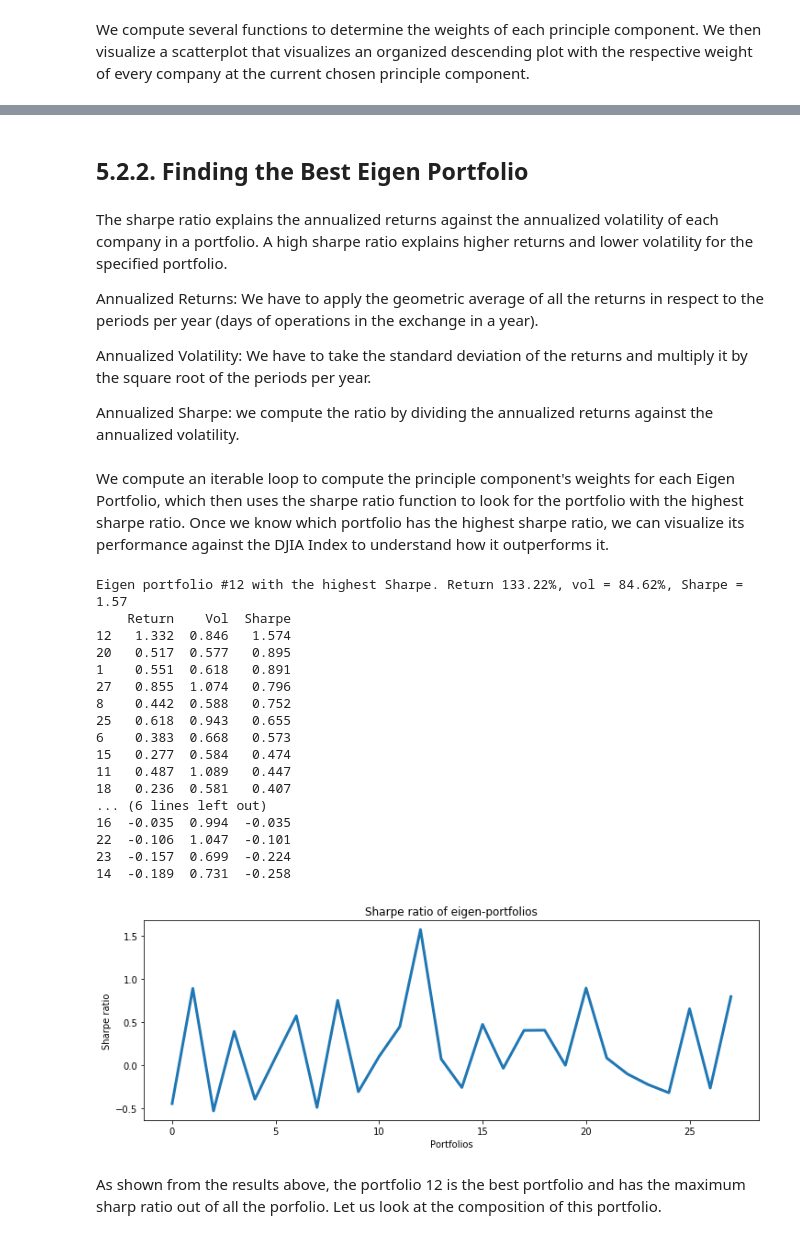
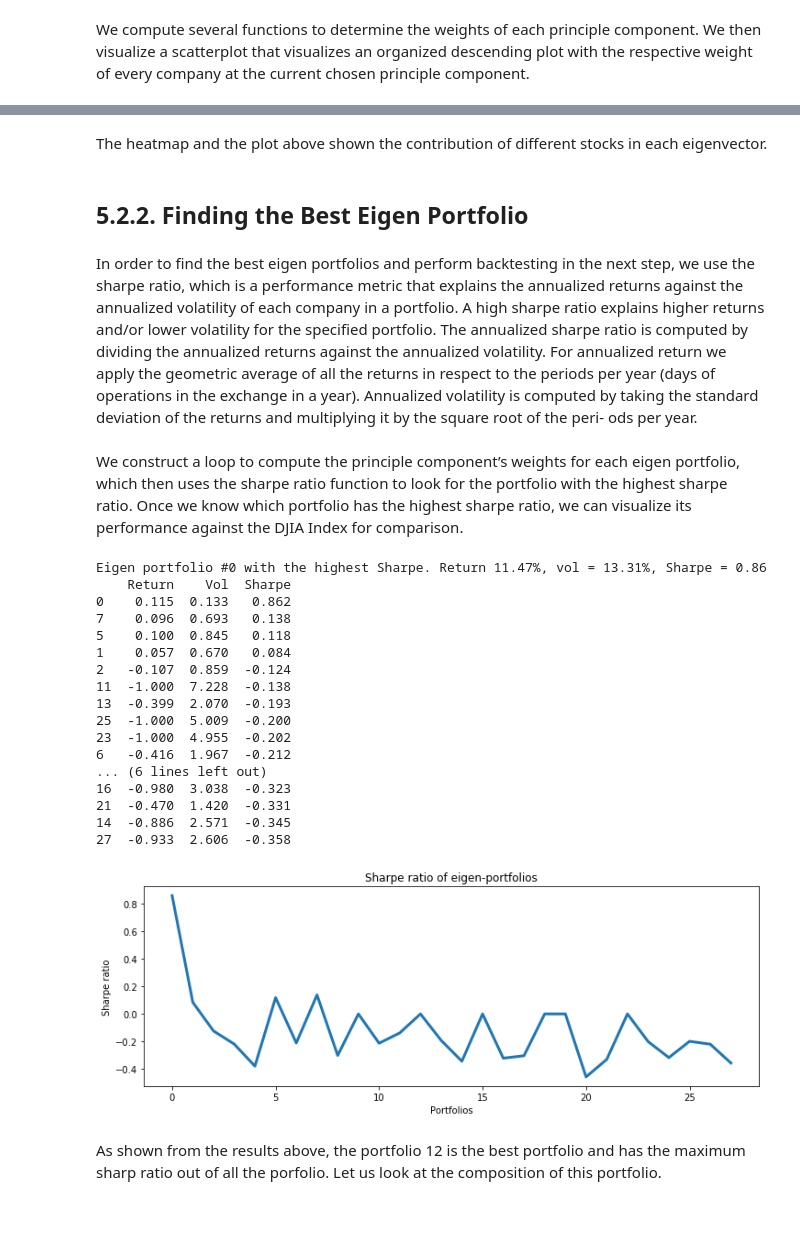
Before and after one commit to tatsath/fin-ml, a Jupyter notebook: Chapter 7 - Unsup. Learning - Dimensionality Reduction/CaseStudy1 - Portfolio Management - Eigen Portfolio/PortfolioManagementEigen Portfolio.ipynb, the cells around one changed output, grey strips where cells are left out. Drawn from its saved outputs; the diff is of its cells as text; code cells hidden in the pictures.

```diff
--- a/Chapter 7 - Unsup. Learning - Dimensionality Reduction/CaseStudy1 - Portfolio Management - Eigen Portfolio/PortfolioManagementEigen Portfolio.ipynb
+++ b/Chapter 7 - Unsup. Learning - Dimensionality Reduction/CaseStudy1 - Portfolio Management - Eigen Portfolio/PortfolioManagementEigen Portfolio.ipynb
@@ -218,6 +200,9 @@ Computing Daily Return
 
 # Daily Linear Returns (%)
 datareturns = dataset.pct_change(1)
+
+#Remove Outliers beyong 3 standard deviation
+datareturns= datareturns[datareturns.apply(lambda x :(x-x.mean()).abs()<(3*x.std()) ).all(1)]
 # %% [markdown]
 <a id='3.2'></a>
 ## 4.2. Data Transformation
@@ -279,3 +263,3 @@ As the next step We create a function to compute Principle Component Analysis fr
 # %%
 pca = PCA()
-PrincipalComponent=pca.fit_transform(X_train)
+PrincipalComponent=pca.fit(X_train)
@@ -363,14 +378,16 @@ sns.heatmap(topPortfolios)
+# %% [markdown]
+The heatmap and the plot above shown the contribution of different stocks in each
+eigenvector.
 # %% [markdown]
 <a id='4.2.2'></a>
 ## 5.2.2. Finding the Best Eigen Portfolio
 # %% [markdown]
-The sharpe ratio explains the annualized returns against the annualized volatility of each company in a portfolio. A high sharpe ratio explains higher returns and lower volatility for the specified portfolio.
-
-Annualized Returns: We have to apply the geometric average of all the returns in respect to the periods per year (days of operations in the exchange in a year).
-
-Annualized Volatility: We have to take the standard deviation of the returns and multiply it by the square root of the periods per year.
-
-Annualized Sharpe: we compute the ratio by dividing the annualized returns against the annualized volatility.
+In order to find the best eigen portfolios and perform backtesting in the next step, we use the sharpe ratio, which is a performance
+metric that explains the annualized returns against the annualized volatility of each company in a portfolio. A high sharpe ratio explains higher returns and/or lower volatility for the specified portfolio. The annualized sharpe ratio is computed by dividing
+the annualized returns against the annualized volatility. For annualized return we
+apply the geometric average of all the returns in respect to the periods per year (days
+of operations in the exchange in a year). Annualized volatility is computed by taking the standard deviation of the returns and multiplying it by the square root of the peri‐
+ods per year.
 # %%
 # Sharpe Ratio
 def sharpe_ratio(ts_returns, periods_per_year=252):
@@ -387,7 +404,10 @@ def sharpe_ratio(ts_returns, periods_per_year=252):
 
     return annualized_return, annualized_vol, annualized_sharpe
 # %% [markdown]
-We compute an iterable loop to compute the principle component's weights for each Eigen Portfolio, which then uses the sharpe ratio function to look for the portfolio with the highest sharpe ratio. Once we know which portfolio has the highest sharpe ratio, we can visualize its performance against the DJIA Index to understand how it outperforms it.
+We construct a loop to compute the principle component’s weights for each eigen
+portfolio, which then uses the sharpe ratio function to look for the portfolio with the
+highest sharpe ratio. Once we know which portfolio has the highest sharpe ratio, we
+can visualize its performance against the DJIA Index for comparison.
 # %%
 def optimizedPortfolio():
     n_portfolios = len(pca.components_)
@@ -401,12 +421,11 @@ def optimizedPortfolio():
 
     for i in range(n_portfolios):
 
-        pc_w = pcs[:, i] / sum(pcs[:, i])
+        pc_w = pcs[i] / sum(pcs[i])
         eigen_prtfi = pd.DataFrame(data ={'weights': pc_w.squeeze()*100}, index = stock_tickers)
         eigen_prtfi.sort_values(by=['weights'], ascending=False, inplace=True)
-
-        eigen_prti_returns = np.dot(X_test_raw.loc[:, eigen_prtfi.index], eigen_prtfi / n_portfolios)
-        eigen_prti_returns = pd.Series(eigen_prti_returns.squeeze(), index=X_test.index)
+        eigen_prti_returns = np.dot(X_train_raw.loc[:, eigen_prtfi.index], pc_w)
+        eigen_prti_returns = pd.Series(eigen_prti_returns.squeeze(), index=X_train_raw.index)
         er, vol, sharpe = sharpe_ratio(eigen_prti_returns)
         annualized_ret[i] = er
         annualized_vol[i] = vol
@@ -415,49 +434,49 @@ def optimizedPortfolio():
         sharpe_metric= np.nan_to_num(sharpe_metric)
 
     # find portfolio with the highest Sharpe ratio
     highest_sharpe = np.argmax(sharpe_metric)
 
     print('Eigen portfolio #%d with the highest Sharpe. Return %.2f%%, vol = %.2f%%, Sharpe = %.2f' %
           (highest_sharpe,
            annualized_ret[highest_sharpe]*100,
            annualized_vol[highest_sharpe]*100,
            sharpe_metric[highest_sharpe]))
 
 
     fig, ax = plt.subplots()
     fig.set_size_inches(12, 4)
     ax.plot(sharpe_metric, linewidth=3)
     ax.set_title('Sharpe ratio of eigen-portfolios')
     ax.set_ylabel('Sharpe ratio')
     ax.set_xlabel('Portfolios')
 
     results = pd.DataFrame(data={'Return': annualized_ret, 'Vol': annualized_vol, 'Sharpe': sharpe_metric})
     results.dropna(inplace=True)
     results.sort_values(by=['Sharpe'], ascending=False, inplace=True)
     print(results.head(20))
 
     plt.show()
 
 optimizedPortfolio()
 # %% [output]
-Eigen portfolio #12 with the highest Sharpe. Return 133.22%, vol = 84.62%, Sharpe = 1.57
+Eigen portfolio #0 with the highest Sharpe. Return 11.47%, vol = 13.31%, Sharpe = 0.86
     Return    Vol  Sharpe
-12   1.332  0.846   1.574
-20   0.517  0.577   0.895
-1    0.551  0.618   0.891
-27   0.855  1.074   0.796
-8    0.442  0.588   0.752
-25   0.618  0.943   0.655
-6    0.383  0.668   0.573
-15   0.277  0.584   0.474
-11   0.487  1.089   0.447
-18   0.236  0.581   0.407
+0    0.115  0.133   0.862
+7    0.096  0.693   0.138
+5    0.100  0.845   0.118
+1    0.057  0.670   0.084
+2   -0.107  0.859  -0.124
+11  -1.000  7.228  -0.138
+13  -0.399  2.070  -0.193
+25  -1.000  5.009  -0.200
+23  -1.000  4.955  -0.202
+6   -0.416  1.967  -0.212
 ... (6 lines left out)
-16  -0.035  0.994  -0.035
-22  -0.106  1.047  -0.101
-23  -0.157  0.699  -0.224
-14  -0.189  0.731  -0.258
+16  -0.980  3.038  -0.323
+21  -0.470  1.420  -0.331
+14  -0.886  2.571  -0.345
+27  -0.933  2.606  -0.358
-[figure, old version]
+[figure, new version]
 # %% [markdown]
 As shown from the results above, the portfolio 12 is the best portfolio and has the maximum sharp ratio out of all the porfolio. Let us look at the composition of this portfolio.
 # %%
```
Also changed, not shown: parts of 30 cells of this notebook, 6 other files.
